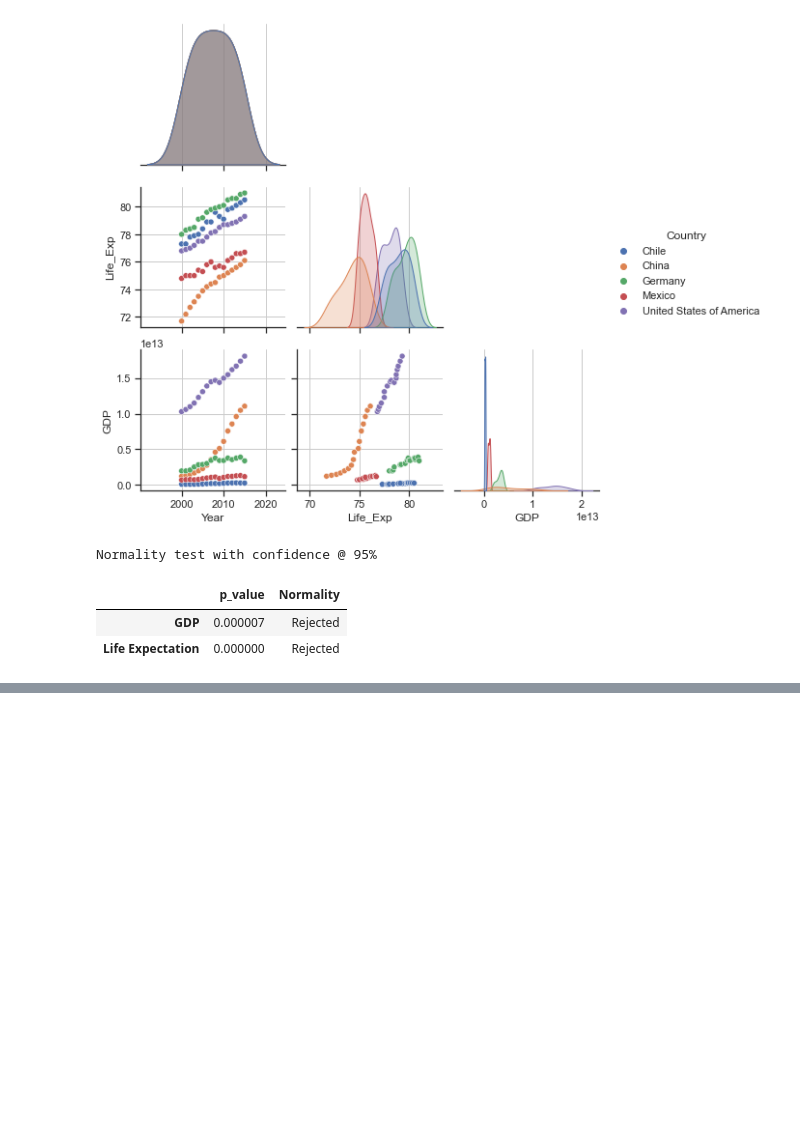
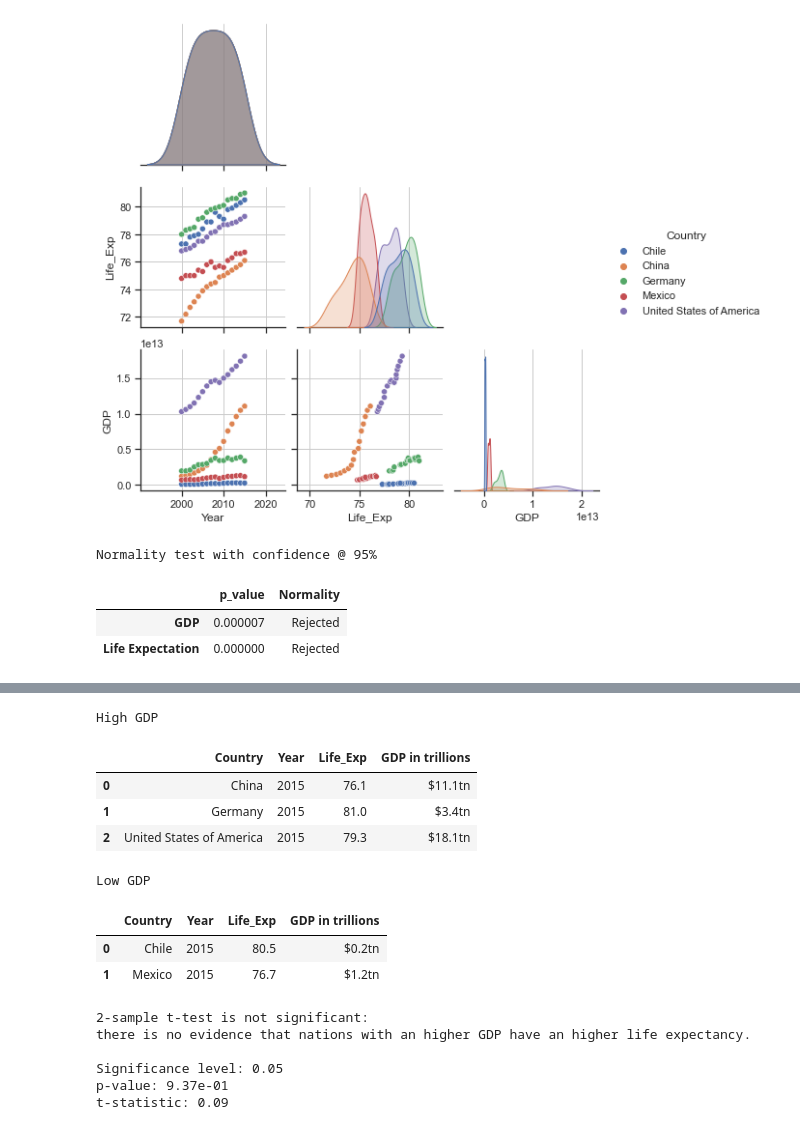
Before and after one commit to john-primeaux/life_expectancy_gdp_project, a Jupyter notebook: life_expectancy_gdp.ipynb, the cells around one changed output, grey strips where cells are left out. Drawn from its saved outputs; the diff is of its cells as text; code cells hidden in the pictures; blank space fills up the shorter version.

```diff
--- a/life_expectancy_gdp.ipynb
+++ b/life_expectancy_gdp.ipynb
@@ -145,0 +199,50 @@ plt.show()
+# %%
+# Divide country by GDP groups
+high_GDP = ['United States of America', 'China', 'Germany']
+low_GDP = ['Mexico', 'Chile']
+high_GDP_df = le_df[(le_df.Country.isin(high_GDP)) & (le_df.Year == 2015)].reset_index(drop=True).copy()
+low_GDP_df = le_df[(le_df.Country.isin(low_GDP)) & (le_df.Year == 2015)].reset_index(drop=True).copy()
+
+# Convert GDP to trillions
+high_GDP_df['GDP in trillions'] = ['${:.1f}tn'.format(x/10**12) for x in high_GDP_df['GDP']]
+low_GDP_df['GDP in trillions'] = ['${:.1f}tn'.format(x/10**12) for x in low_GDP_df['GDP']]
+
+# Print tables
+display(high_GDP_df.style
+        .format(df_format)
+        .hide_columns(df_hidden_col)
+        .set_caption('High GDP')
+        .set_properties(width=df_width))
+display(low_GDP_df.style
+        .format(df_format)
+        .hide_columns(df_hidden_col)
+        .set_caption('Low GDP')
+        .set_properties(width=df_width))
+
+# Two sample t-test
+alfa = 0.05
+t_stat, p_val = ttest_ind(high_GDP_df.Life_Exp, low_GDP_df.Life_Exp)
+result = ('significant:\nnations with an higher GDP have an higher life expectancy.'
+          if (p_val/2 < alfa) & (t_stat > 0) else
+          'not significant:\nthere is no evidence that nations with an higher GDP have an higher life expectancy.')
+
+print(f'\n2-sample t-test is {result}\n')
+print(f'Significance level: {alfa}')
+print(f'p-value: {p_val:.2e}')
+print(f't-statistic: {t_stat:.2f}')
+# %% [output]
+High GDP
+|  | Country | Year | Life_Exp | GDP in trillions |
+| 0 | China | 2015 | 76.1 | $11.1tn |
+| 1 | Germany | 2015 | 81.0 | $3.4tn |
+| 2 | United States of America | 2015 | 79.3 | $18.1tn |
+Low GDP
+|  | Country | Year | Life_Exp | GDP in trillions |
+| 0 | Chile | 2015 | 80.5 | $0.2tn |
+| 1 | Mexico | 2015 | 76.7 | $1.2tn |
+2-sample t-test is not significant:
+there is no evidence that nations with an higher GDP have an higher life expectancy.
+
+Significance level: 0.05
+p-value: 9.37e-01
+t-statistic: 0.09
```
Also changed, not shown: parts of 16 cells of this notebook.
